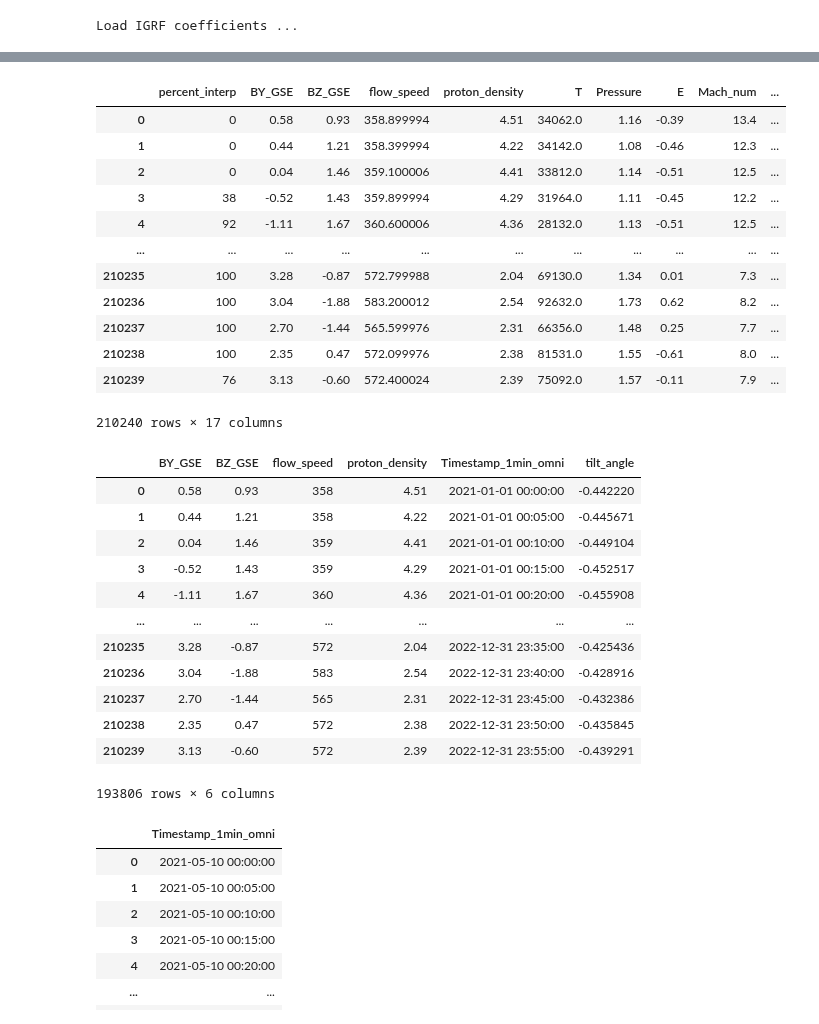
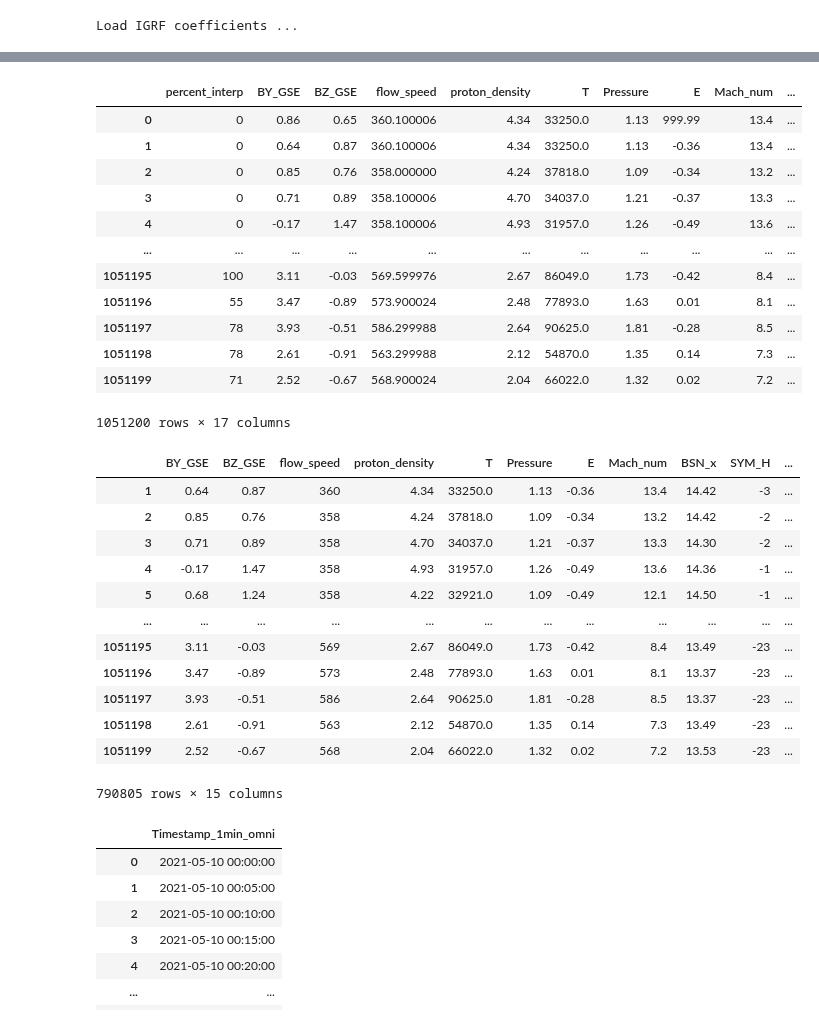
Before and after one commit to reddy-sachin/REPPU-ESN2, a Jupyter notebook: SR_ML/get_omni.ipynb, the cells around one changed output, grey strips where cells are left out. Drawn from its saved outputs; the diff is of its cells as text; code cells hidden in the pictures.

```diff
--- a/SR_ML/get_omni.ipynb
+++ b/SR_ML/get_omni.ipynb
@@ -105,21 +118,22 @@ KeyboardInterrupt:
 # %%
-import_path=r'/Users/sr2/My Drive/Career/Employment/Current/JSPS/Research/Analysis/Apr-24/data/omni/omni_hro_5min_2021-2022.csv'
+#import_path=r'/Users/sr2/My Drive/Career/Employment/Current/JSPS/Research/Analysis/Apr-24/data/omni/omni_hro_5min_2021-2022.csv'
+import_path = r'omni_hro_1min_2021-2022.csv'
 omni_df = pd.read_csv(import_path)
 omni_df
 # %% [output]
 |  | percent_interp | BY_GSE | BZ_GSE | flow_speed | proton_density | T | Pressure | E | Mach_num | ... |
-| 0 | 0 | 0.58 | 0.93 | 358.899994 | 4.51 | 34062.0 | 1.16 | -0.39 | 13.4 | ... |
-| 1 | 0 | 0.44 | 1.21 | 358.399994 | 4.22 | 34142.0 | 1.08 | -0.46 | 12.3 | ... |
-| 2 | 0 | 0.04 | 1.46 | 359.100006 | 4.41 | 33812.0 | 1.14 | -0.51 | 12.5 | ... |
-| 3 | 38 | -0.52 | 1.43 | 359.899994 | 4.29 | 31964.0 | 1.11 | -0.45 | 12.2 | ... |
-| 4 | 92 | -1.11 | 1.67 | 360.600006 | 4.36 | 28132.0 | 1.13 | -0.51 | 12.5 | ... |
+| 0 | 0 | 0.86 | 0.65 | 360.100006 | 4.34 | 33250.0 | 1.13 | 999.99 | 13.4 | ... |
+| 1 | 0 | 0.64 | 0.87 | 360.100006 | 4.34 | 33250.0 | 1.13 | -0.36 | 13.4 | ... |
+| 2 | 0 | 0.85 | 0.76 | 358.000000 | 4.24 | 37818.0 | 1.09 | -0.34 | 13.2 | ... |
+| 3 | 0 | 0.71 | 0.89 | 358.100006 | 4.70 | 34037.0 | 1.21 | -0.37 | 13.3 | ... |
+| 4 | 0 | -0.17 | 1.47 | 358.100006 | 4.93 | 31957.0 | 1.26 | -0.49 | 13.6 | ... |
 | ... | ... | ... | ... | ... | ... | ... | ... | ... | ... | ... |
-| 210235 | 100 | 3.28 | -0.87 | 572.799988 | 2.04 | 69130.0 | 1.34 | 0.01 | 7.3 | ... |
-| 210236 | 100 | 3.04 | -1.88 | 583.200012 | 2.54 | 92632.0 | 1.73 | 0.62 | 8.2 | ... |
-| 210237 | 100 | 2.70 | -1.44 | 565.599976 | 2.31 | 66356.0 | 1.48 | 0.25 | 7.7 | ... |
-| 210238 | 100 | 2.35 | 0.47 | 572.099976 | 2.38 | 81531.0 | 1.55 | -0.61 | 8.0 | ... |
-| 210239 | 76 | 3.13 | -0.60 | 572.400024 | 2.39 | 75092.0 | 1.57 | -0.11 | 7.9 | ... |
+| 1051195 | 100 | 3.11 | -0.03 | 569.599976 | 2.67 | 86049.0 | 1.73 | -0.42 | 8.4 | ... |
+| 1051196 | 55 | 3.47 | -0.89 | 573.900024 | 2.48 | 77893.0 | 1.63 | 0.01 | 8.1 | ... |
+| 1051197 | 78 | 3.93 | -0.51 | 586.299988 | 2.64 | 90625.0 | 1.81 | -0.28 | 8.5 | ... |
+| 1051198 | 78 | 2.61 | -0.91 | 563.299988 | 2.12 | 54870.0 | 1.35 | 0.14 | 7.3 | ... |
+| 1051199 | 71 | 2.52 | -0.67 | 568.900024 | 2.04 | 66022.0 | 1.32 | 0.02 | 7.2 | ... |
-210240 rows × 17 columns
+1051200 rows × 17 columns
 # %%
 def clean_omni(df):
     df = df.copy()
@@ -161,22 +175,22 @@ def clean_omni(df):
     df = df.drop(columns=['percent_interp','Timestamp_1hr_omni','BSN_y','BSN_z'])
 
     #match SMRAI2 inputs
-    df = df.drop(columns=['BSN_x','SYM_H','doy','T','Pressure','E','Mach_num','SYM_H','F10.7','Kp'])
+    #df = df.drop(columns=['BSN_x','SYM_H','doy','T','Pressure','E','Mach_num','SYM_H','F10.7','Kp'])
     return df
 
 omni_df = clean_omni(omni_df)
 omni_df
 # %% [output]
-|  | BY_GSE | BZ_GSE | flow_speed | proton_density | Timestamp_1min_omni | tilt_angle |
-| 0 | 0.58 | 0.93 | 358 | 4.51 | 2021-01-01 00:00:00 | -0.442220 |
-| 1 | 0.44 | 1.21 | 358 | 4.22 | 2021-01-01 00:05:00 | -0.445671 |
-| 2 | 0.04 | 1.46 | 359 | 4.41 | 2021-01-01 00:10:00 | -0.449104 |
-| 3 | -0.52 | 1.43 | 359 | 4.29 | 2021-01-01 00:15:00 | -0.452517 |
-| 4 | -1.11 | 1.67 | 360 | 4.36 | 2021-01-01 00:20:00 | -0.455908 |
-| ... | ... | ... | ... | ... | ... | ... |
-| 210235 | 3.28 | -0.87 | 572 | 2.04 | 2022-12-31 23:35:00 | -0.425436 |
-| 210236 | 3.04 | -1.88 | 583 | 2.54 | 2022-12-31 23:40:00 | -0.428916 |
-| 210237 | 2.70 | -1.44 | 565 | 2.31 | 2022-12-31 23:45:00 | -0.432386 |
-| 210238 | 2.35 | 0.47 | 572 | 2.38 | 2022-12-31 23:50:00 | -0.435845 |
-| 210239 | 3.13 | -0.60 | 572 | 2.39 | 2022-12-31 23:55:00 | -0.439291 |
+|  | BY_GSE | BZ_GSE | flow_speed | proton_density | T | Pressure | E | Mach_num | BSN_x | SYM_H | ... |
+| 1 | 0.64 | 0.87 | 360 | 4.34 | 33250.0 | 1.13 | -0.36 | 13.4 | 14.42 | -3 | ... |
+| 2 | 0.85 | 0.76 | 358 | 4.24 | 37818.0 | 1.09 | -0.34 | 13.2 | 14.42 | -2 | ... |
+| 3 | 0.71 | 0.89 | 358 | 4.70 | 34037.0 | 1.21 | -0.37 | 13.3 | 14.30 | -2 | ... |
+| 4 | -0.17 | 1.47 | 358 | 4.93 | 31957.0 | 1.26 | -0.49 | 13.6 | 14.36 | -1 | ... |
+| 5 | 0.68 | 1.24 | 358 | 4.22 | 32921.0 | 1.09 | -0.49 | 12.1 | 14.50 | -1 | ... |
+| ... | ... | ... | ... | ... | ... | ... | ... | ... | ... | ... | ... |
+| 1051195 | 3.11 | -0.03 | 569 | 2.67 | 86049.0 | 1.73 | -0.42 | 8.4 | 13.49 | -23 | ... |
+| 1051196 | 3.47 | -0.89 | 573 | 2.48 | 77893.0 | 1.63 | 0.01 | 8.1 | 13.37 | -23 | ... |
+| 1051197 | 3.93 | -0.51 | 586 | 2.64 | 90625.0 | 1.81 | -0.28 | 8.5 | 13.37 | -23 | ... |
+| 1051198 | 2.61 | -0.91 | 563 | 2.12 | 54870.0 | 1.35 | 0.14 | 7.3 | 13.49 | -23 | ... |
+| 1051199 | 2.52 | -0.67 | 568 | 2.04 | 66022.0 | 1.32 | 0.02 | 7.2 | 13.53 | -23 | ... |
-193806 rows × 6 columns
+790805 rows × 15 columns
```
Also changed, not shown: parts of 11 cells of this notebook, 14 other files.
